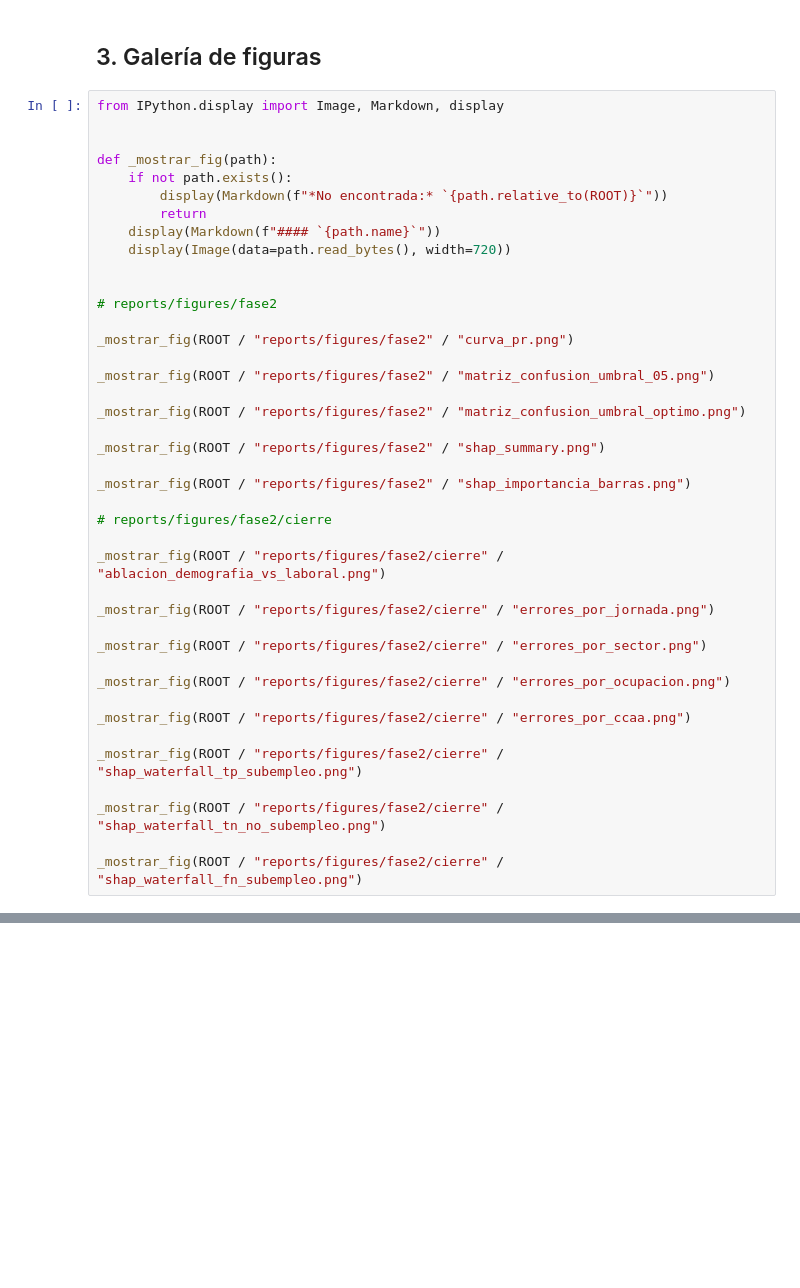
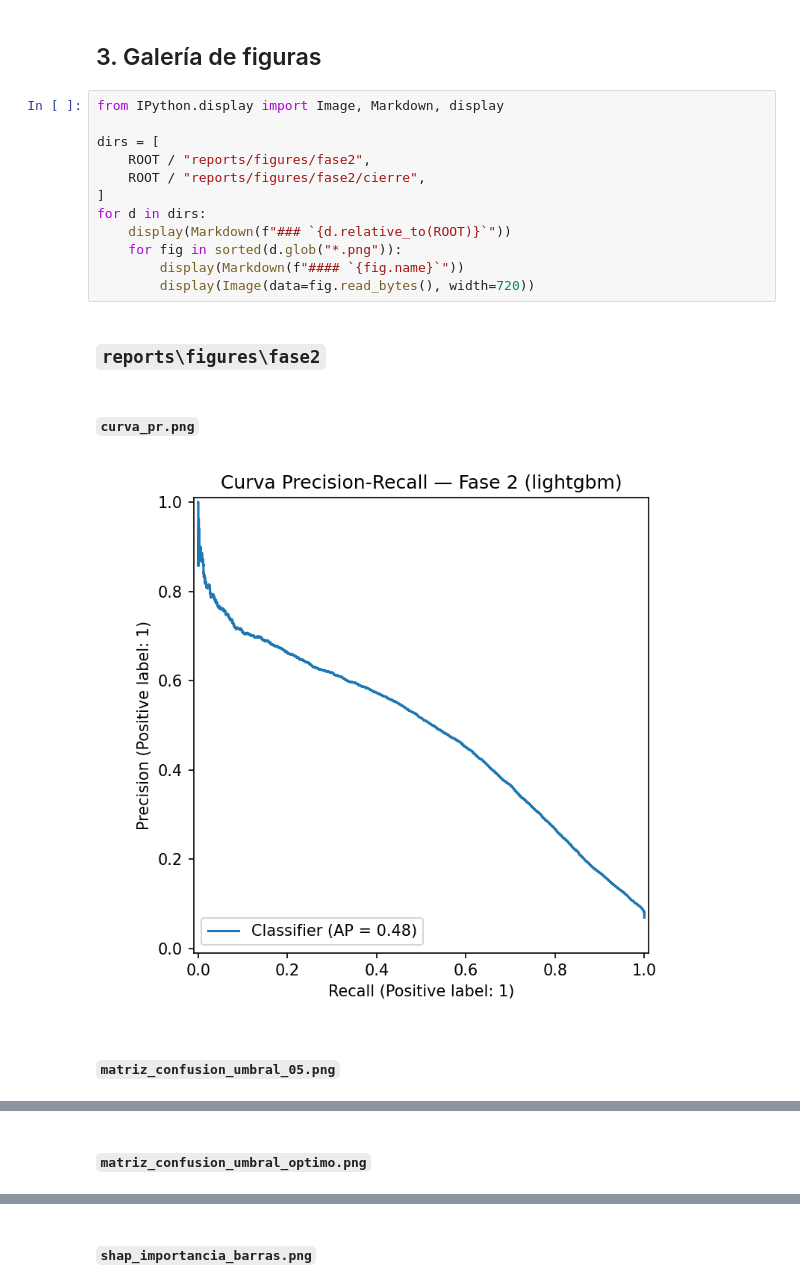
Before and after one commit to borjarog/TFG-GCD-borjarog, a Jupyter notebook: notebooks/modelado/02_resultados_fase2.ipynb, the cells around one changed output, grey strips where cells are left out. Drawn from its saved outputs; the diff is of its cells as text; blank space fills up the shorter version.

```diff
--- a/notebooks/modelado/02_resultados_fase2.ipynb
+++ b/notebooks/modelado/02_resultados_fase2.ipynb
@@ -88,43 +124,19 @@ if resumen_md.exists():
 # %% [markdown]
 ## 3. Galería de figuras
-# %%
-from IPython.display import Image, Markdown, display
-
-
-def _mostrar_fig(path):
-    if not path.exists():
-        display(Markdown(f"*No encontrada:* `{path.relative_to(ROOT)}`"))
-        return
-    display(Markdown(f"#### `{path.name}`"))
-    display(Image(data=path.read_bytes(), width=720))
-
-
-# reports/figures/fase2
-
-_mostrar_fig(ROOT / "reports/figures/fase2" / "curva_pr.png")
-
-_mostrar_fig(ROOT / "reports/figures/fase2" / "matriz_confusion_umbral_05.png")
-
-_mostrar_fig(ROOT / "reports/figures/fase2" / "matriz_confusion_umbral_optimo.png")
-
-_mostrar_fig(ROOT / "reports/figures/fase2" / "shap_summary.png")
-
-_mostrar_fig(ROOT / "reports/figures/fase2" / "shap_importancia_barras.png")
-
-# reports/figures/fase2/cierre
-
-_mostrar_fig(ROOT / "reports/figures/fase2/cierre" / "ablacion_demografia_vs_laboral.png")
-
-_mostrar_fig(ROOT / "reports/figures/fase2/cierre" / "errores_por_jornada.png")
-
-_mostrar_fig(ROOT / "reports/figures/fase2/cierre" / "errores_por_sector.png")
-
-_mostrar_fig(ROOT / "reports/figures/fase2/cierre" / "errores_por_ocupacion.png")
-
-_mostrar_fig(ROOT / "reports/figures/fase2/cierre" / "errores_por_ccaa.png")
-
-_mostrar_fig(ROOT / "reports/figures/fase2/cierre" / "shap_waterfall_tp_subempleo.png")
-
-_mostrar_fig(ROOT / "reports/figures/fase2/cierre" / "shap_waterfall_tn_no_subempleo.png")
-
-_mostrar_fig(ROOT / "reports/figures/fase2/cierre" / "shap_waterfall_fn_subempleo.png")
+# %%
+from IPython.display import Image, Markdown, display
+
+dirs = [
+    ROOT / "reports/figures/fase2",
+    ROOT / "reports/figures/fase2/cierre",
+]
+for d in dirs:
+    display(Markdown(f"### `{d.relative_to(ROOT)}`"))
+    for fig in sorted(d.glob("*.png")):
+        display(Markdown(f"#### `{fig.name}`"))
+        display(Image(data=fig.read_bytes(), width=720))
+# %% [output]
+### `reports\figures\fase2`
+#### `curva_pr.png`
+[figure, added]
+#### `matriz_confusion_umbral_05.png`
@@ -130,0 +144 @@ _mostrar_fig(ROOT / "reports/figures/fase2/cierre" / "shap_waterfall_fn_subemple
+#### `matriz_confusion_umbral_optimo.png`
@@ -130,0 +146 @@ _mostrar_fig(ROOT / "reports/figures/fase2/cierre" / "shap_waterfall_fn_subemple
+#### `shap_importancia_barras.png`
```
Also changed, not shown: parts of 6 cells of this notebook, 36 other files.
